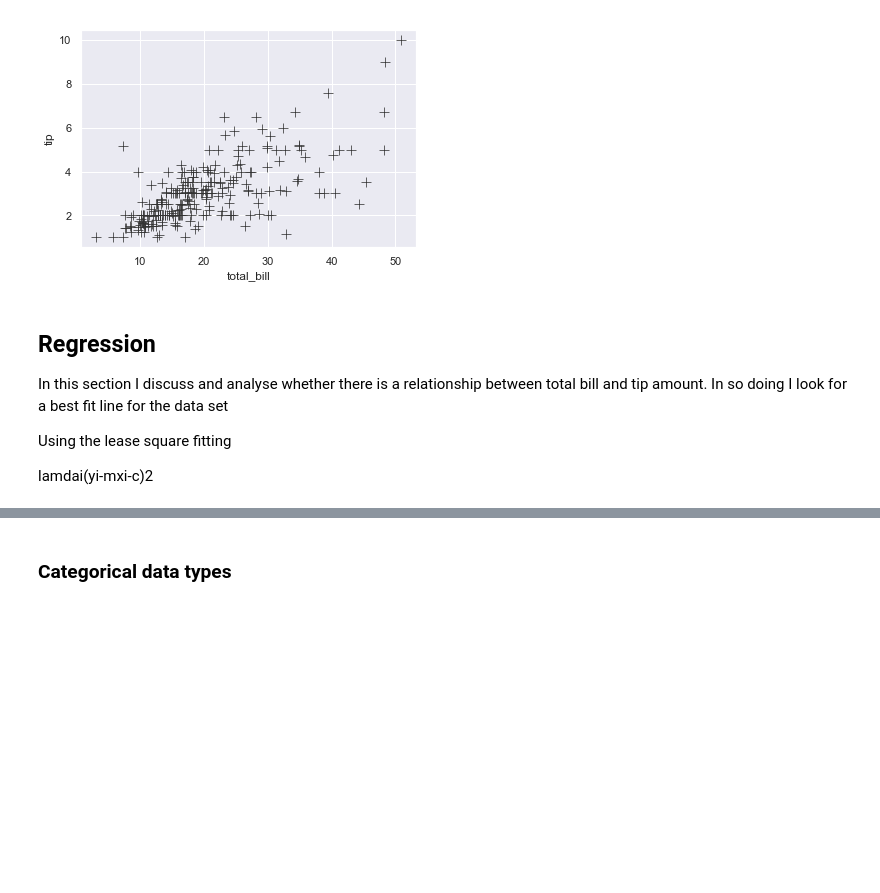
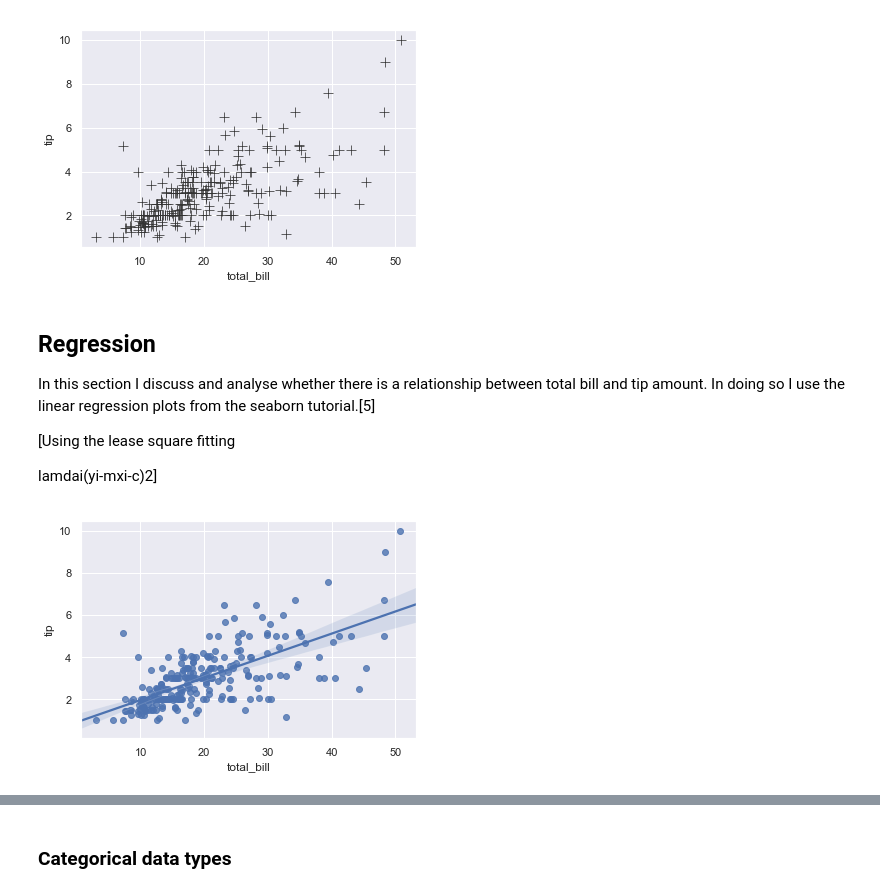
Before and after one commit to zaraquail/Tips-data-set-Fundamentals-of-Data-Analysis-Assessment-2019, a Jupyter notebook: Tips data set assignment.ipynb, the cells around one changed output, grey strips where cells are left out. Cells and saved outputs as stored; diff of their text form; code cells hidden in the pictures; blank space fills up the shorter version.

Commit message:
Added to regression section

```diff
--- a/Tips data set assignment.ipynb
+++ b/Tips data set assignment.ipynb
@@ -240,8 +240,8 @@ ax = sns.scatterplot(x="total_bill", y="tip", s=100, color=".2", marker="+", dat
 # %% [markdown]
 ## Regression
 
-In this section I discuss and analyse whether there is a relationship between total bill and tip amount. In so doing I look for a best fit line for the data set
+In this section I discuss and analyse whether there is a relationship between total bill and tip amount. In doing so I use the linear regression plots from the seaborn tutorial.[5]
 
-Using the lease square fitting
+[Using the lease square fitting
 
-lamdai(yi-mxi-c)2
+lamdai(yi-mxi-c)2]
@@ -247,0 +254,10 @@ lamdai(yi-mxi-c)2
+# %%
+sns.set(color_codes=True)
+# %%
+tips = sns.load_dataset("tips")
+# %%
+# using regplot() to visualise  if there is a linear replationship between tip and total bill amounts.[5]
+
+sns.regplot(x="total_bill", y="tip", data=tips);
+# %% [output]
+[figure, added]
```
Also changed, not shown: parts of 6 cells of this notebook.
